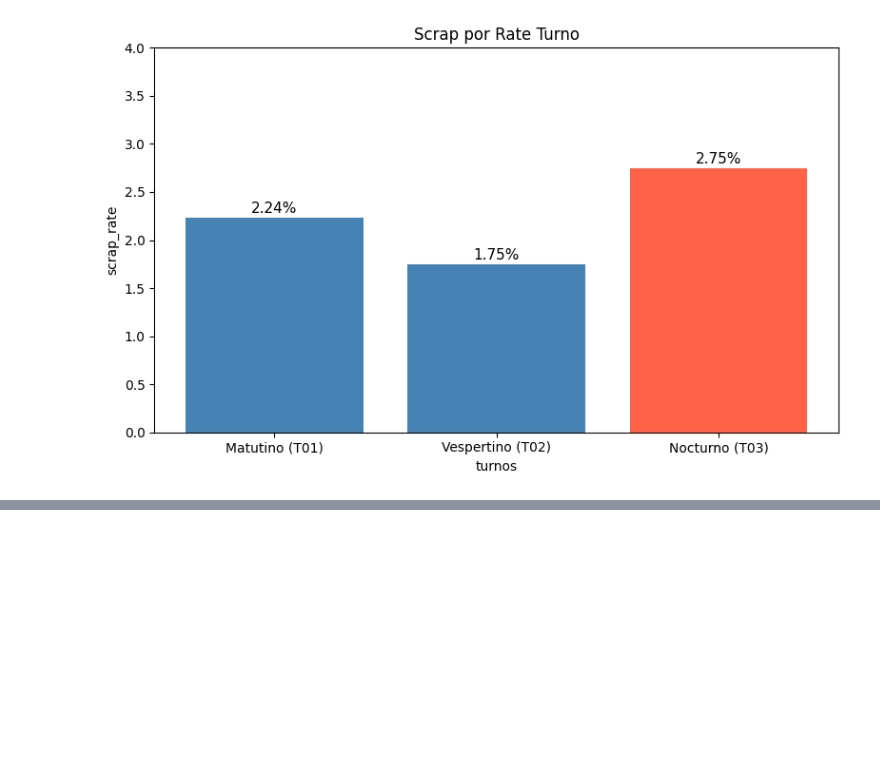
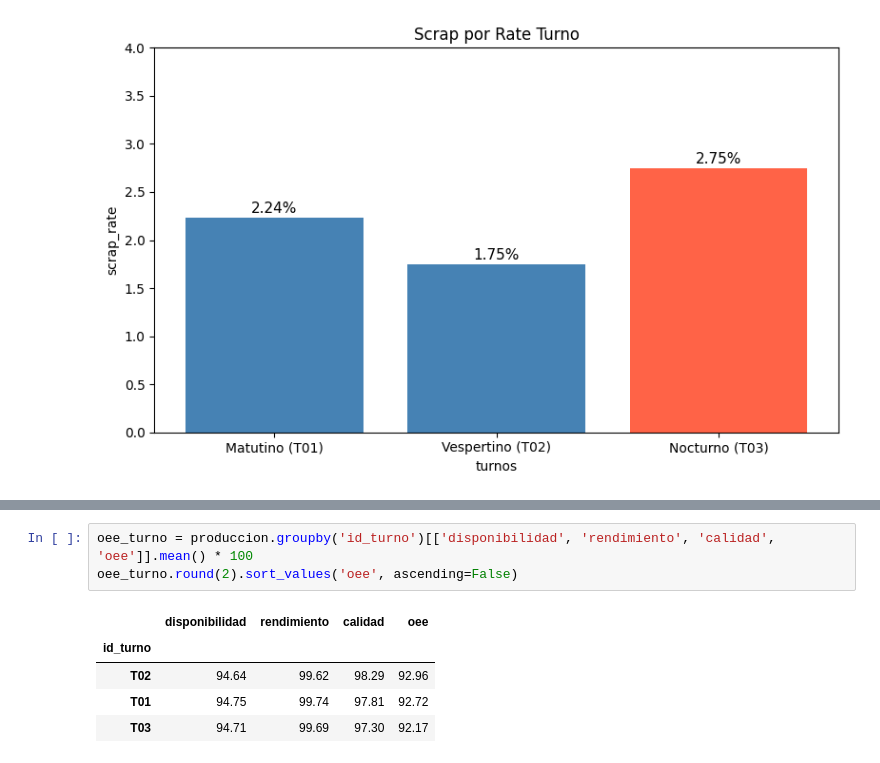
Before and after one commit to alevazto1-dev/portfolio-manufacturing-analytics, a Jupyter notebook: 01_proyecto_automotriz/notebooks/01_exploracion_inicial.ipynb, the cells around one changed output, grey strips where cells are left out. Drawn from its saved outputs; the diff is of its cells as text; blank space fills up the shorter version.

```diff
--- a/01_proyecto_automotriz/notebooks/01_exploracion_inicial.ipynb
+++ b/01_proyecto_automotriz/notebooks/01_exploracion_inicial.ipynb
@@ -527,0 +561,9 @@ plt.show()
+# %%
+oee_turno = produccion.groupby('id_turno')[['disponibilidad', 'rendimiento', 'calidad', 'oee']].mean() * 100
+oee_turno.round(2).sort_values('oee', ascending=False)
+# %% [output]
+|  | disponibilidad | rendimiento | calidad | oee |
+| id_turno |  |  |  |  |
+| T02 | 94.64 | 99.62 | 98.29 | 92.96 |
+| T01 | 94.75 | 99.74 | 97.81 | 92.72 |
+| T03 | 94.71 | 99.69 | 97.30 | 92.17 |
```
Also changed, not shown: parts of 9 cells of this notebook.
